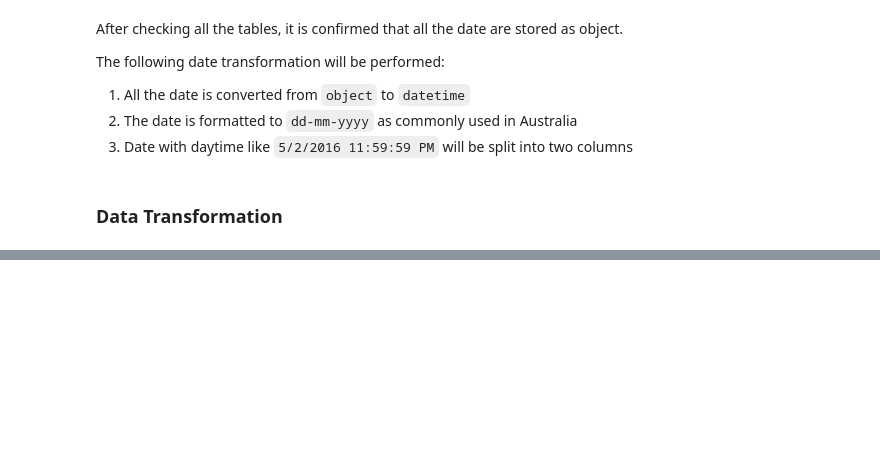
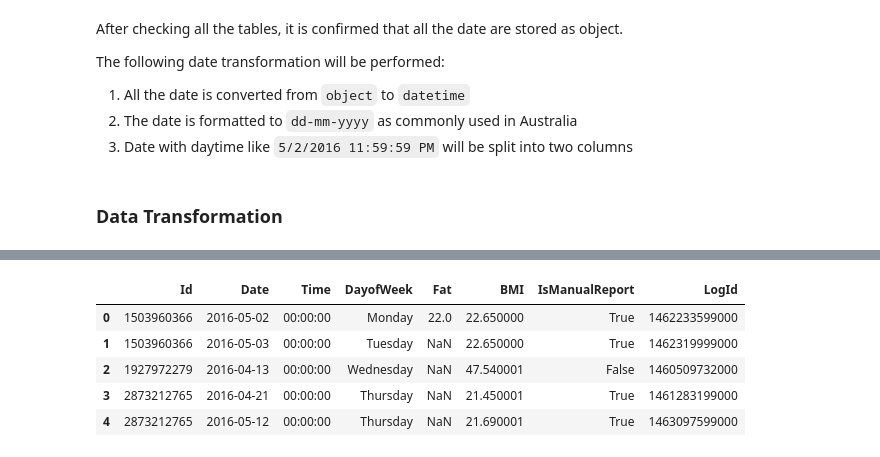
Before and after one commit to Alex-the-fish/Bellabeat-data-analysis-project, a Jupyter notebook: Bellabeat Analysis.ipynb, the cells around one changed output, grey strips where cells are left out. Saved outputs shown, nothing was run; the diff lists cells and outputs as text; code cells hidden in the pictures; blank space fills up the shorter version.

Commit message:
split date and time, add new columns, reorder

```diff
--- a/Bellabeat Analysis.ipynb
+++ b/Bellabeat Analysis.ipynb
@@ -366,0 +371,18 @@ Name: Date, dtype: datetime64[ns]
+# %%
+# format and split the column into date, time and day of week
+weight["Date"] = pd.to_datetime(weight["Date"],format="%m/%d/%Y %I:%M:%S %p")
+weight["DayofWeek"] = weight["Date"].dt.day_name() # add new column, assign day of week
+weight["Time"] = weight["Date"].dt.time # add the time column, slice the time
+weight["Date"] = weight["Date"].dt.date # slice date
+
+# reorganize the column order
+weight_new_column = ["Id", "Date", "Time", "DayofWeek", "Fat", "BMI", "IsManualReport", "LogId"]
+weight = weight[weight_new_column]
+weight.head()
+# %% [output]
+|  | Id | Date | Time | DayofWeek | Fat | BMI | IsManualReport | LogId |
+| 0 | 1503960366 | 2016-05-02 | 00:00:00 | Monday | 22.0 | 22.650000 | True | 1462233599000 |
+| 1 | 1503960366 | 2016-05-03 | 00:00:00 | Tuesday | NaN | 22.650000 | True | 1462319999000 |
+| 2 | 1927972279 | 2016-04-13 | 00:00:00 | Wednesday | NaN | 47.540001 | False | 1460509732000 |
+| 3 | 2873212765 | 2016-04-21 | 00:00:00 | Thursday | NaN | 21.450001 | True | 1461283199000 |
+| 4 | 2873212765 | 2016-05-12 | 00:00:00 | Thursday | NaN | 21.690001 | True | 1463097599000 |
```
Also changed, not shown: parts of 6 cells of this notebook.
